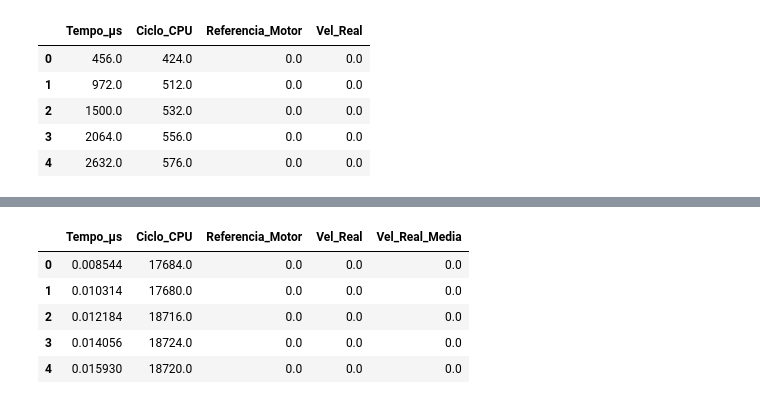
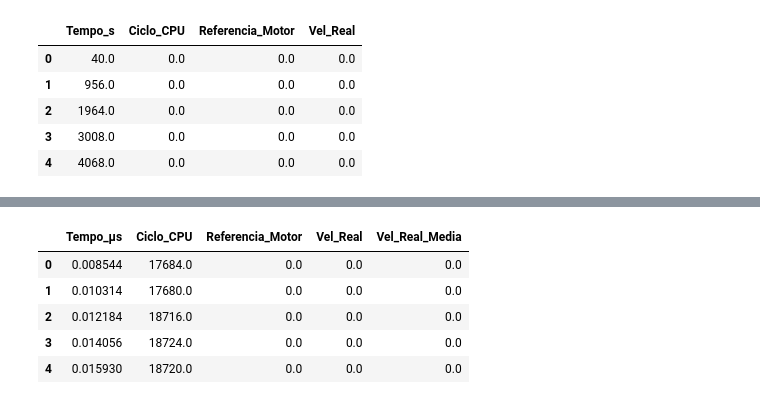
Before and after one commit to sabrina-costa13/Lab-Controle, a Jupyter notebook: Lab_Controle/graficos.ipynb, the cells around one changed output, grey strips where cells are left out. Saved outputs shown, nothing was run; the diff lists cells and outputs as text; code cells hidden in the pictures.

```diff
--- a/Lab_Controle/graficos.ipynb
+++ b/Lab_Controle/graficos.ipynb
@@ -1,16 +1,20 @@
 # %%
 import pandas as pd
 
-df = pd.read_csv('dados_arduino.csv', encoding='ISO-8859-1')
-df = df.head(1000)
+df = pd.read_csv('dados_arduino_pid4.csv', encoding='ISO-8859-1')
+#
+#df= df[df['Tempo_µs']<=300000]
+#df= df.dropna(subset=['Vel_Real_Media'])
+#display(df['Tempo_µs'])
+df = df.head(8000)
 display(df.head(5))
 # %% [output]
-|  | Tempo_µs | Ciclo_CPU | Referencia_Motor | Vel_Real |
-| 0 | 456.0 | 424.0 | 0.0 | 0.0 |
-| 1 | 972.0 | 512.0 | 0.0 | 0.0 |
-| 2 | 1500.0 | 532.0 | 0.0 | 0.0 |
-| 3 | 2064.0 | 556.0 | 0.0 | 0.0 |
-| 4 | 2632.0 | 576.0 | 0.0 | 0.0 |
+|  | Tempo_s | Ciclo_CPU | Referencia_Motor | Vel_Real |
+| 0 | 40.0 | 0.0 | 0.0 | 0.0 |
+| 1 | 956.0 | 0.0 | 0.0 | 0.0 |
+| 2 | 1964.0 | 0.0 | 0.0 | 0.0 |
+| 3 | 3008.0 | 0.0 | 0.0 | 0.0 |
+| 4 | 4068.0 | 0.0 | 0.0 | 0.0 |
 # %%
 import matplotlib.pyplot as plt
 
```
Also changed, not shown: parts of 2 cells of this notebook, 7 other files.
